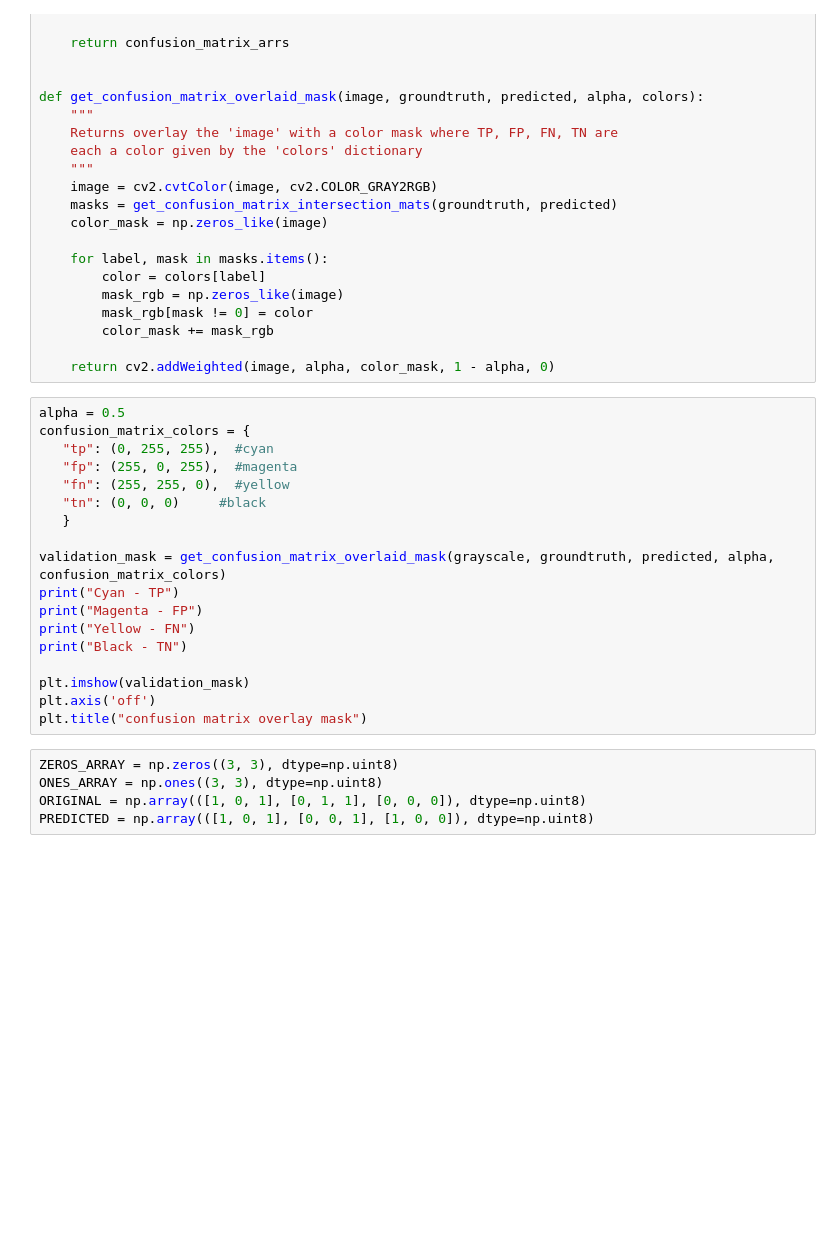
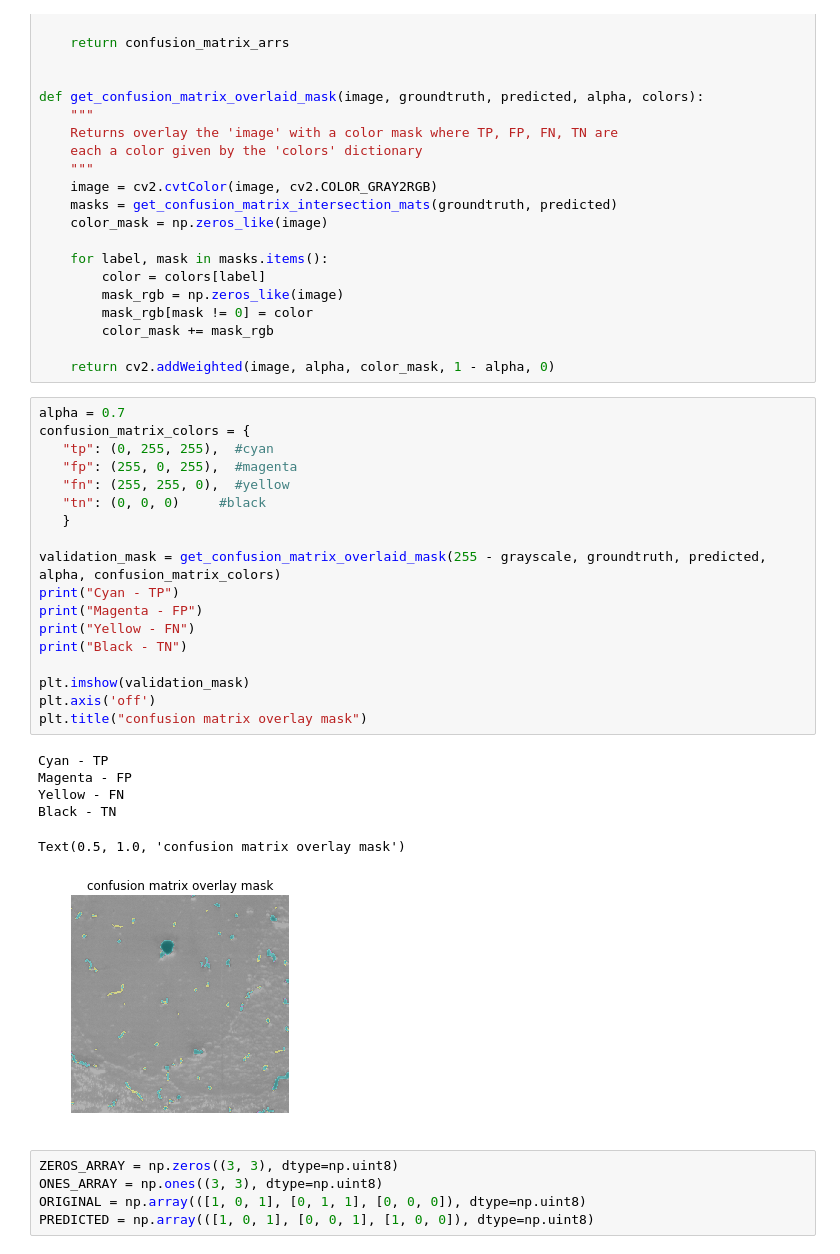
Before and after one commit to pranathivemuri/image-segmentation-validation, a Jupyter notebook: image-segmentation-validation/binary_image_segmentation_validation.ipynb, the cells around one changed output. Saved outputs shown, nothing was run; the diff lists cells and outputs as text; blank space fills up the shorter version.

```diff
--- a/image-segmentation-validation/binary_image_segmentation_validation.ipynb
+++ b/image-segmentation-validation/binary_image_segmentation_validation.ipynb
@@ -171,23 +208,30 @@ def get_confusion_matrix_overlaid_mask(image, groundtruth, predicted, alpha, col
 
     return cv2.addWeighted(image, alpha, color_mask, 1 - alpha, 0)
 # %%
-alpha = 0.5
+alpha = 0.7
 confusion_matrix_colors = {
    "tp": (0, 255, 255),  #cyan
    "fp": (255, 0, 255),  #magenta
    "fn": (255, 255, 0),  #yellow
    "tn": (0, 0, 0)     #black
    }
 
-validation_mask = get_confusion_matrix_overlaid_mask(grayscale, groundtruth, predicted, alpha, confusion_matrix_colors)
+validation_mask = get_confusion_matrix_overlaid_mask(255 - grayscale, groundtruth, predicted, alpha, confusion_matrix_colors)
 print("Cyan - TP")
 print("Magenta - FP")
 print("Yellow - FN")
 print("Black - TN")
 
 plt.imshow(validation_mask)
 plt.axis('off')
 plt.title("confusion matrix overlay mask")
+# %% [output]
+Cyan - TP
+Magenta - FP
+Yellow - FN
+Black - TN
+Text(0.5, 1.0, 'confusion matrix overlay mask')
+[figure, added]
 # %%
 ZEROS_ARRAY = np.zeros((3, 3), dtype=np.uint8)
 ONES_ARRAY = np.ones((3, 3), dtype=np.uint8)
```
Also changed, not shown: parts of 10 cells of this notebook.
